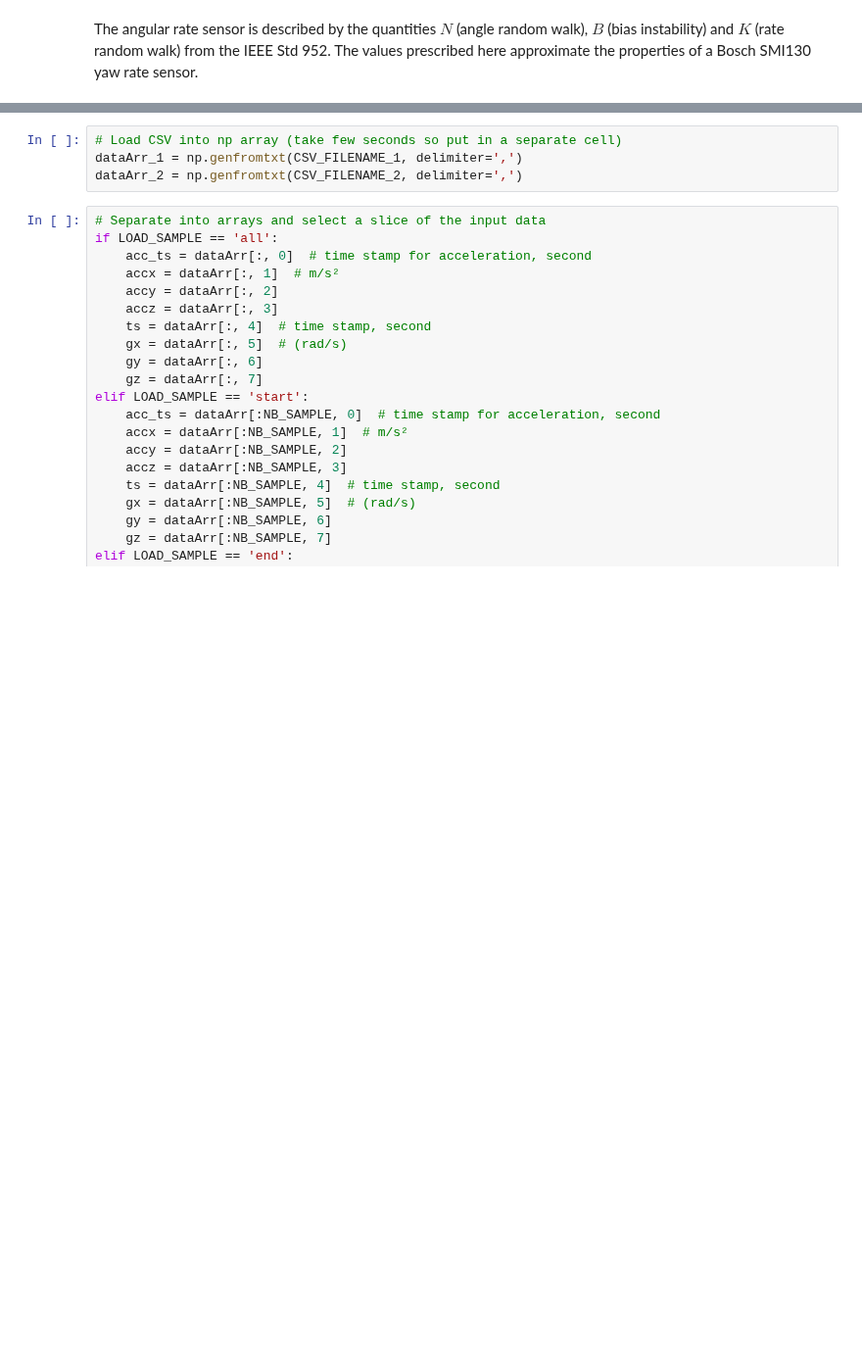
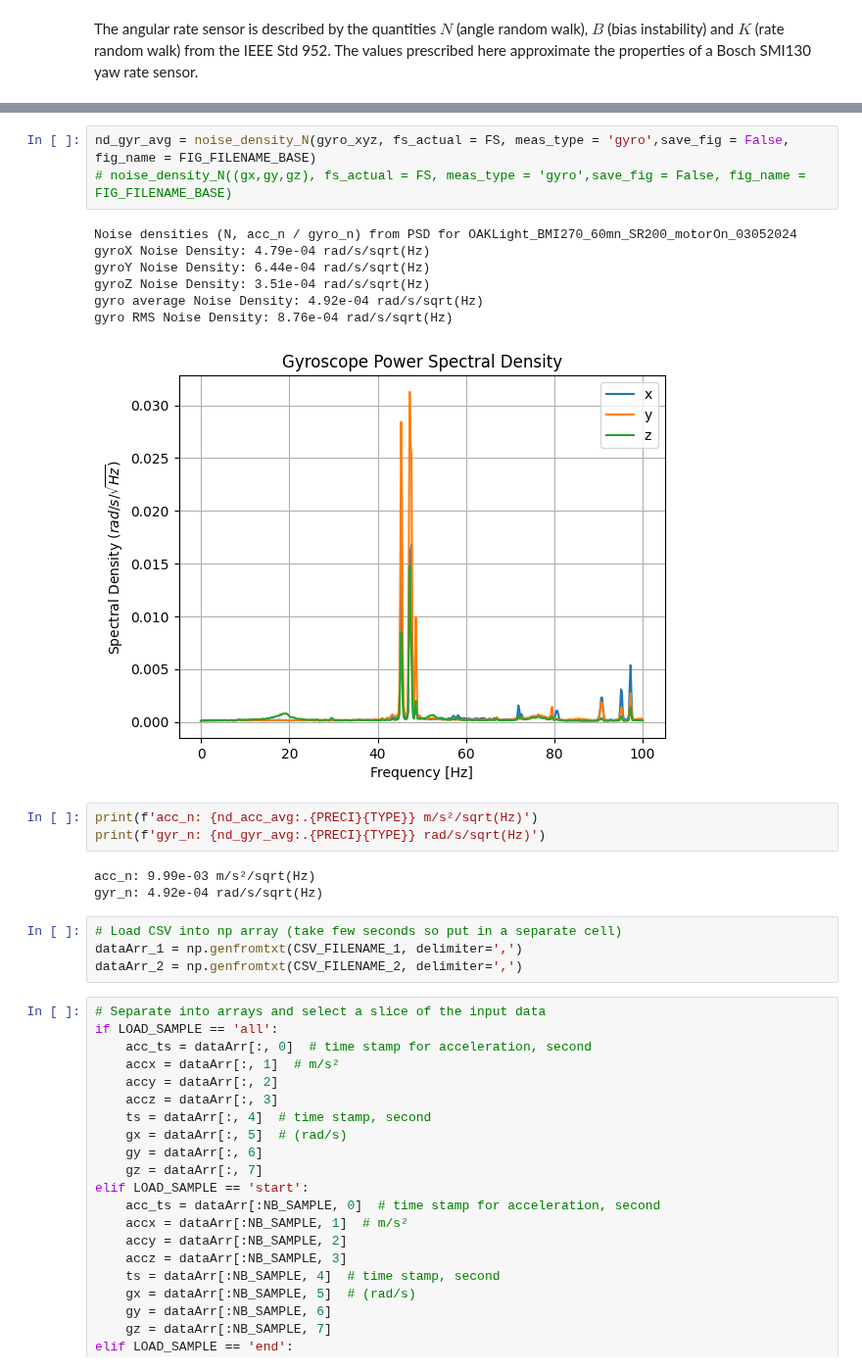
Before and after one commit to diplodocuslongus/depthai2know, a Jupyter notebook: IMU/compare_imu_noises.ipynb, the cells around one changed output, grey strips where cells are left out. Shown at 98% size. Drawn from its saved outputs; the diff is of its cells as text; blank space fills up the shorter version.

```diff
--- a/IMU/compare_imu_noises.ipynb
+++ b/IMU/compare_imu_noises.ipynb
@@ -147,3 +522,20 @@ def fitfunc(x, a, b):
+# %%
+nd_gyr_avg = noise_density_N(gyro_xyz, fs_actual = FS, meas_type = 'gyro',save_fig = False, fig_name = FIG_FILENAME_BASE)
+# noise_density_N((gx,gy,gz), fs_actual = FS, meas_type = 'gyro',save_fig = False, fig_name = FIG_FILENAME_BASE)
+# %% [output]
+Noise densities (N, acc_n / gyro_n) from PSD for OAKLight_BMI270_60mn_SR200_motorOn_03052024
+gyroX Noise Density: 4.79e-04 rad/s/sqrt(Hz)
+gyroY Noise Density: 6.44e-04 rad/s/sqrt(Hz)
+gyroZ Noise Density: 3.51e-04 rad/s/sqrt(Hz)
+gyro average Noise Density: 4.92e-04 rad/s/sqrt(Hz)
+gyro RMS Noise Density: 8.76e-04 rad/s/sqrt(Hz)
+[figure, added]
+# %%
+print(f'acc_n: {nd_acc_avg:.{PRECI}{TYPE}} m/s²/sqrt(Hz)')
+print(f'gyr_n: {nd_gyr_avg:.{PRECI}{TYPE}} rad/s/sqrt(Hz)')
+# %% [output]
+acc_n: 9.99e-03 m/s²/sqrt(Hz)
+gyr_n: 4.92e-04 rad/s/sqrt(Hz)
 # %%
 # Load CSV into np array (take few seconds so put in a separate cell)
 dataArr_1 = np.genfromtxt(CSV_FILENAME_1, delimiter=',')
```
Also changed, not shown: parts of 45 cells of this notebook, 5 other files.
